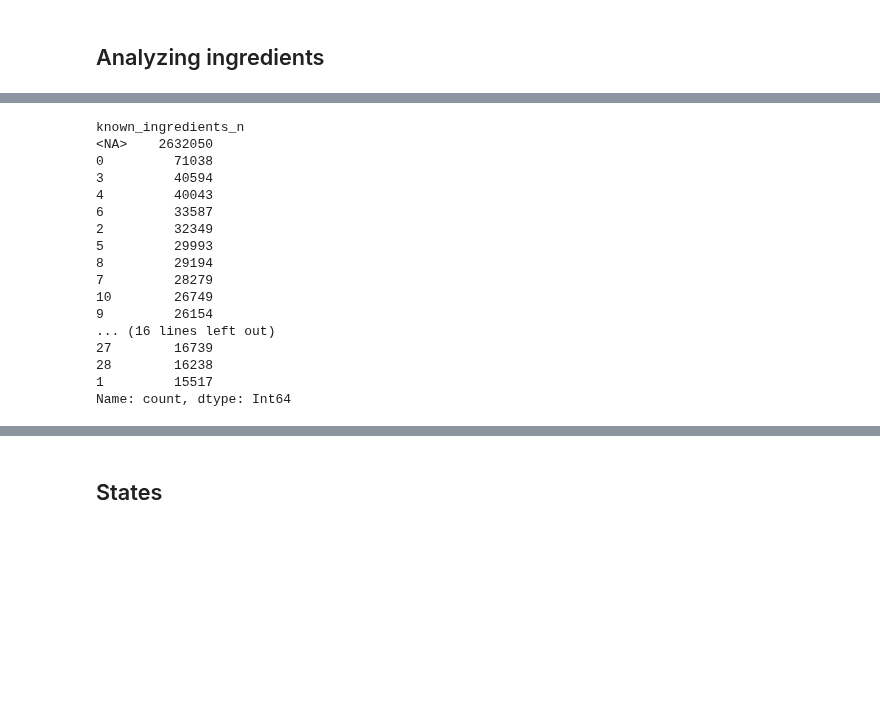
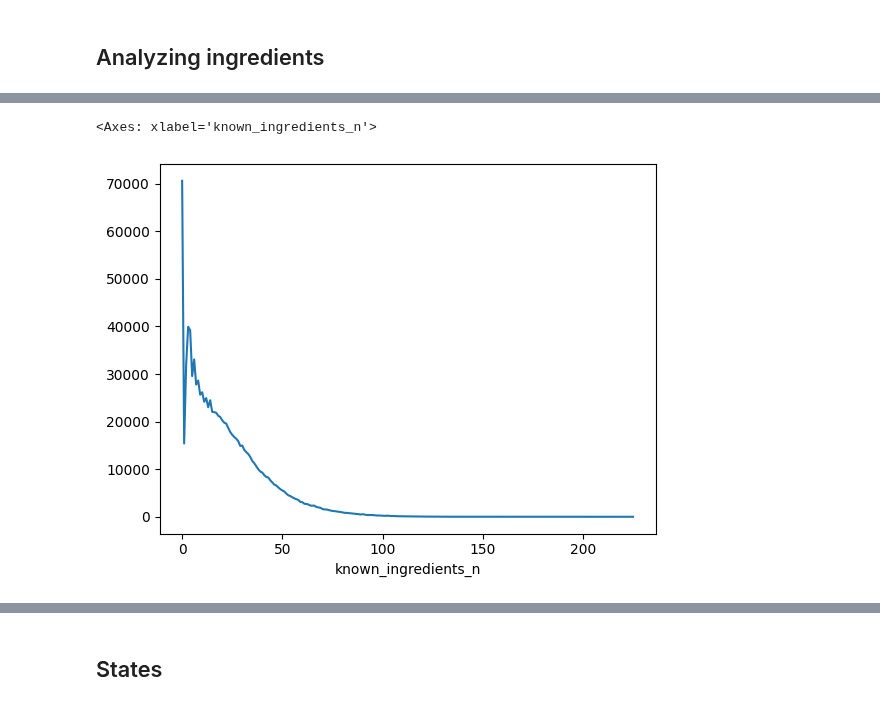
Before and after one commit to goerlitz/openfoodfacts-data-analysis, a Jupyter notebook: notebooks/13_analyze_ingredients.ipynb, the cells around one changed output, grey strips where cells are left out. Saved outputs shown, nothing was run; the diff lists cells and outputs as text; code cells hidden in the pictures; blank space fills up the shorter version.

```diff
--- a/notebooks/13_analyze_ingredients.ipynb
+++ b/notebooks/13_analyze_ingredients.ipynb
@@ -325,21 +281,6 @@ Name: count, Length: 288, dtype: Int64
 # %%
-df.known_ingredients_n.value_counts(dropna=False).head(30)
+df.known_ingredients_n.value_counts().sort_index().plot()
 # %% [output]
-known_ingredients_n
-<NA>    2632050
-0         71038
-3         40594
-4         40043
-6         33587
-2         32349
-5         29993
-8         29194
-7         28279
-10        26749
-9         26154
-... (16 lines left out)
-27        16739
-28        16238
-1         15517
-Name: count, dtype: Int64
+<Axes: xlabel='known_ingredients_n'>
+[figure, added]
 # %%
```
Also changed, not shown: parts of 46 cells of this notebook.
